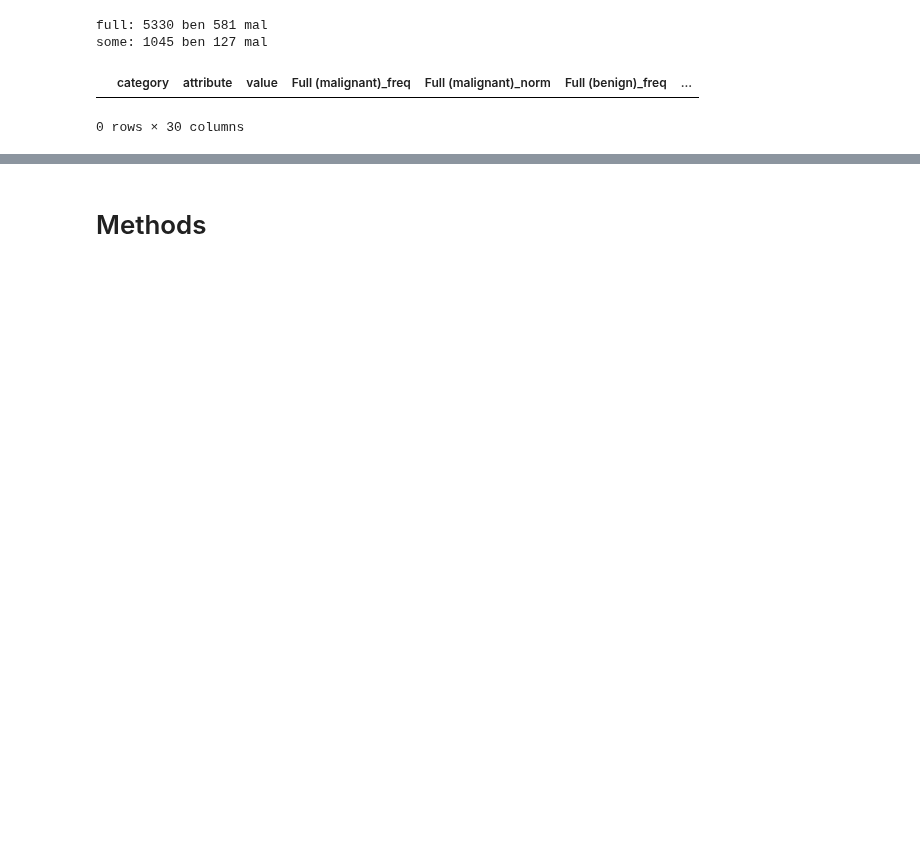
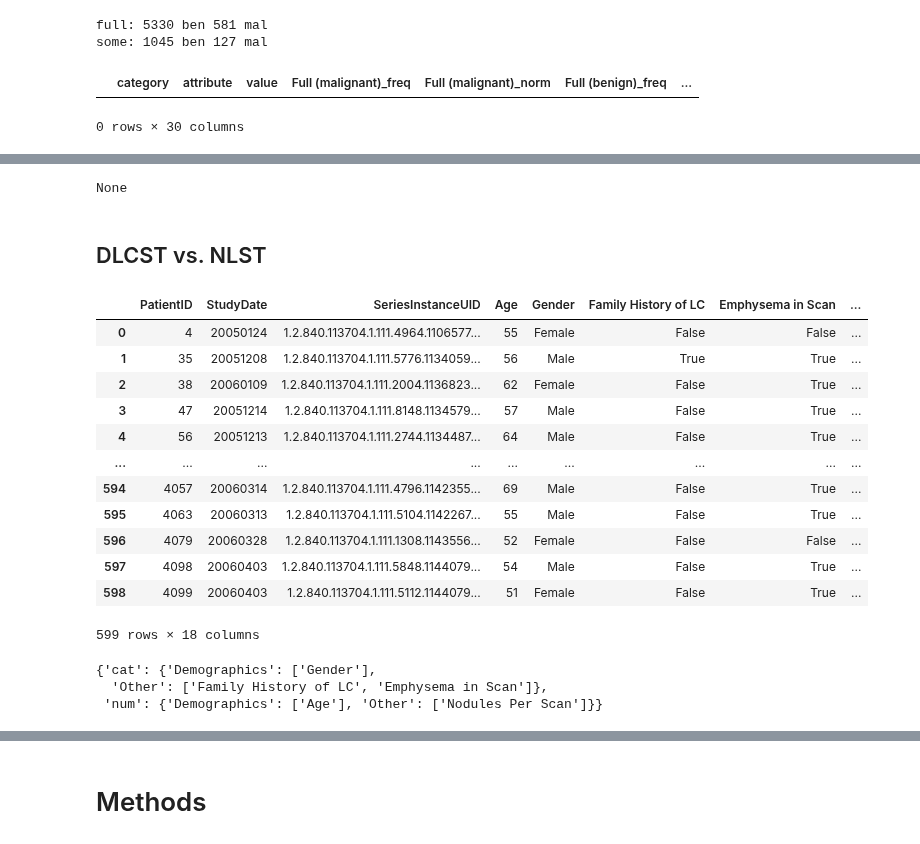
Before and after one commit to DIAGNijmegen/bodyct-lung-malignancy-fairness, a Jupyter notebook: thesis_figures.ipynb, the cells around one changed output, grey strips where cells are left out. Cells and saved outputs as stored; diff of their text form; code cells hidden in the pictures; blank space fills up the shorter version.

```diff
--- a/thesis_figures.ipynb
+++ b/thesis_figures.ipynb
@@ -229,0 +186,37 @@ attribute & value &  &  &  &  &  &  \\
+# %%
+print(df_out2.style.to_latex(buf=f"{TAB_DIR}/datasetDemos.tex",
+    hrules=True, label='tab:datasetDemos', environment='table*', column_format='ll|rrr|rrr', position='h!',
+    multirow_align='c', multicol_align='c',  position_float='centering', clines='skip-last;data',
+    caption=f'Demographic characteristics of the NLST validation sets (n={len(nlst_5911)} scans, n={len(nlst_1172)} scans).'))
+# %% [output]
+None
+# %% [markdown]
+## DLCST vs. NLST
+# %%
+nlst_valset, nlst_cols, _ = data.prep_nlst_preds(nlst_preds_nodule, nlst_democols_og, scanlevel=True, tijmen=False, sybil=True, pretty=True, bin_num=True)
+
+dlcst_democols = {
+    'cat': {'demo': ['Sex'], 'other': ['FamilyHistoryLungCa', 'Emphysema']},
+    'num': {'demo': ['Age'], 'other': ['NoduleCountPerScan']}
+}
+dlcst_preds = pd.read_csv(f"{TEAMS_DIR}/dlcst/dlcst_thijmen_kiran_sybil_malignancy_estimation_results.csv", header=0)
+dlcst_valset, dlcst_cols = data.nlst_pretty_labels(dlcst_preds, dlcst_democols)
+display(dlcst_valset)
+dlcst_cols
+# %% [output]
+|  | PatientID | StudyDate | SeriesInstanceUID | Age | Gender | Family History of LC | Emphysema in Scan | ... |
+| 0 | 4 | 20050124 | 1.2.840.113704.1.111.4964.1106577... | 55 | Female | False | False | ... |
+| 1 | 35 | 20051208 | 1.2.840.113704.1.111.5776.1134059... | 56 | Male | True | True | ... |
+| 2 | 38 | 20060109 | 1.2.840.113704.1.111.2004.1136823... | 62 | Female | False | True | ... |
+| 3 | 47 | 20051214 | 1.2.840.113704.1.111.8148.1134579... | 57 | Male | False | True | ... |
+| 4 | 56 | 20051213 | 1.2.840.113704.1.111.2744.1134487... | 64 | Male | False | True | ... |
+| ... | ... | ... | ... | ... | ... | ... | ... | ... |
+| 594 | 4057 | 20060314 | 1.2.840.113704.1.111.4796.1142355... | 69 | Male | False | True | ... |
+| 595 | 4063 | 20060313 | 1.2.840.113704.1.111.5104.1142267... | 55 | Male | False | True | ... |
+| 596 | 4079 | 20060328 | 1.2.840.113704.1.111.1308.1143556... | 52 | Female | False | False | ... |
+| 597 | 4098 | 20060403 | 1.2.840.113704.1.111.5848.1144079... | 54 | Male | False | True | ... |
+| 598 | 4099 | 20060403 | 1.2.840.113704.1.111.5112.1144079... | 51 | Female | False | True | ... |
+599 rows × 18 columns
+{'cat': {'Demographics': ['Gender'],
+  'Other': ['Family History of LC', 'Emphysema in Scan']},
+ 'num': {'Demographics': ['Age'], 'Other': ['Nodules Per Scan']}}
```
Also changed, not shown: parts of 11 cells of this notebook, 1 other file.
